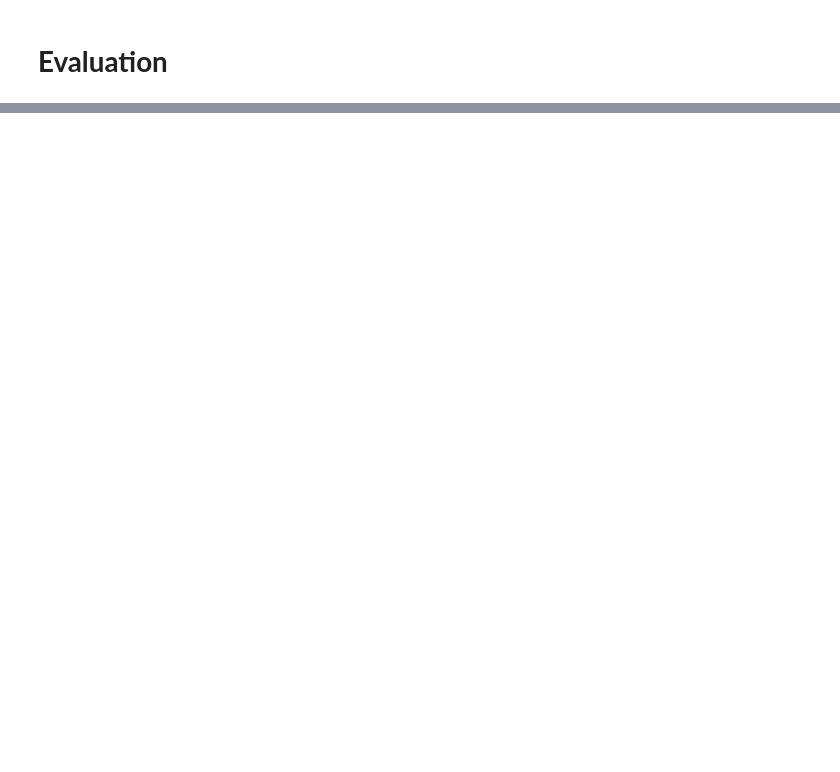
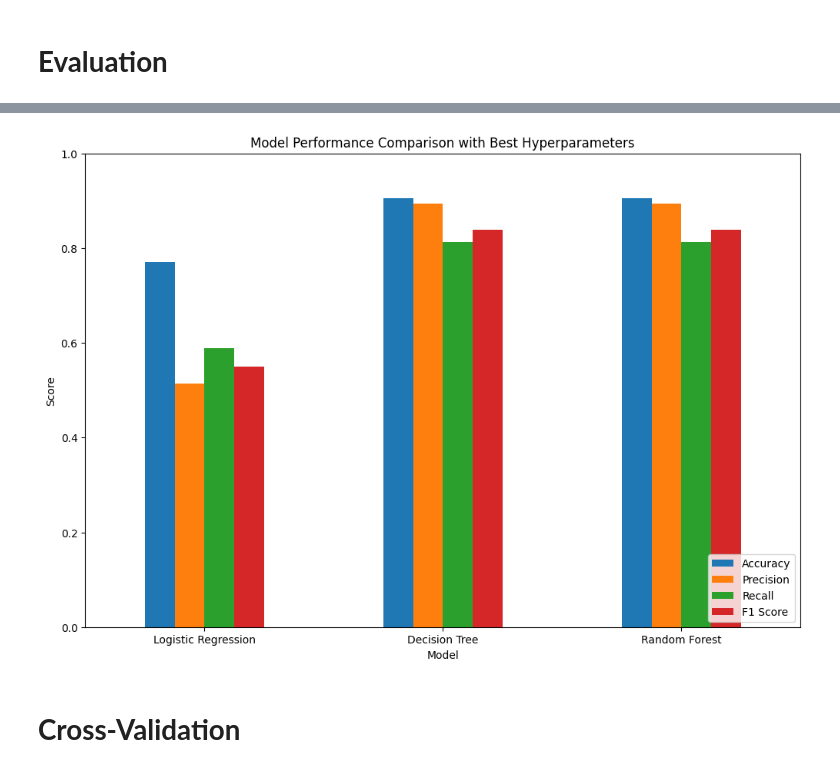
Before and after one commit to lidyapalupii/UASMPML, a Jupyter notebook: UAS_MPML.ipynb, the cells around one changed output, grey strips where cells are left out. Drawn from its saved outputs; the diff is of its cells as text; code cells hidden in the pictures; blank space fills up the shorter version.

```diff
--- a/UAS_MPML.ipynb
+++ b/UAS_MPML.ipynb
@@ -196,0 +304,16 @@ Random Forest CV Accuracy: 0.873
+# %%
+# Define the parameter grid for Decision Tree
+param_grid_dt = {
+    'criterion': ['gini', 'entropy'],
+    'max_depth': [None, 10, 20, 30],
+    'min_samples_split': [2, 10, 20],
+    'min_samples_leaf': [1, 5, 10]
+}
+
+# Initialize the GridSearchCV object
+grid_dt = GridSearchCV(DecisionTreeClassifier(), param_grid_dt, cv=5, scoring='accuracy')
+grid_dt.fit(X_train, y_train)
+
+# Best parameters and score
+print("Best parameters for Decision Tree:", grid_dt.best_params_)
+print("Best score for Decision Tree:", grid_dt.best_score_)
@@ -224,0 +391,42 @@ weighted avg       0.89      0.89      0.88       200
+# %%
+# Initialize models with best hyperparameters
+best_models = {
+    'Logistic Regression': LogisticRegression(**grid_lr.best_params_),
+    'Decision Tree': DecisionTreeClassifier(**grid_dt.best_params_),
+    'Random Forest': RandomForestClassifier(**grid_rf.best_params_)
+}
+
+# Dictionary to store the results
+results = {
+    'Model': [],
+    'Accuracy': [],
+    'Precision': [],
+    'Recall': [],
+    'F1 Score': []
+}
+
+# Train and evaluate models
+for model_name, model in best_models.items():
+    model.fit(X_train, y_train)
+    y_pred = model.predict(X_test)
+    results['Model'].append(model_name)
+    results['Accuracy'].append(accuracy_score(y_test, y_pred))
+    results['Precision'].append(precision_score(y_test, y_pred, average='macro'))
+    results['Recall'].append(recall_score(y_test, y_pred, average='macro'))
+    results['F1 Score'].append(f1_score(y_test, y_pred, average='macro'))
+
+# Convert results to DataFrame for easier plotting
+results_df = pd.DataFrame(results)
+
+# Plot the results
+results_df.plot(x='Model', kind='bar', figsize=(12, 8))
+plt.title('Model Performance Comparison with Best Hyperparameters')
+plt.ylabel('Score')
+plt.xticks(rotation=0)
+plt.ylim(0, 1)
+plt.legend(loc='lower right')
+plt.show()
+# %% [output]
+[figure, added]
+# %% [markdown]
+# **Cross-Validation**
```
Also changed, not shown: parts of 14 cells of this notebook.
